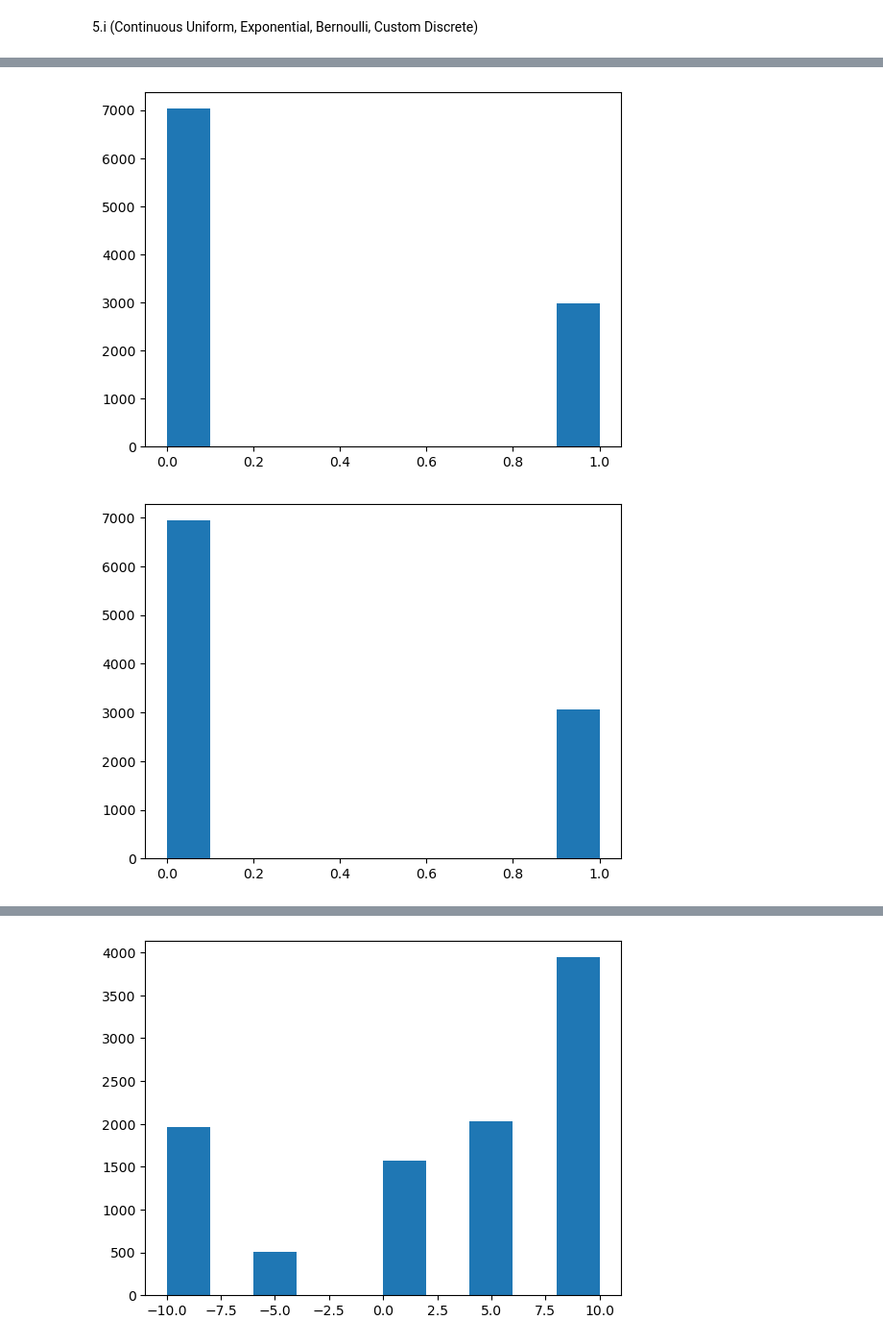
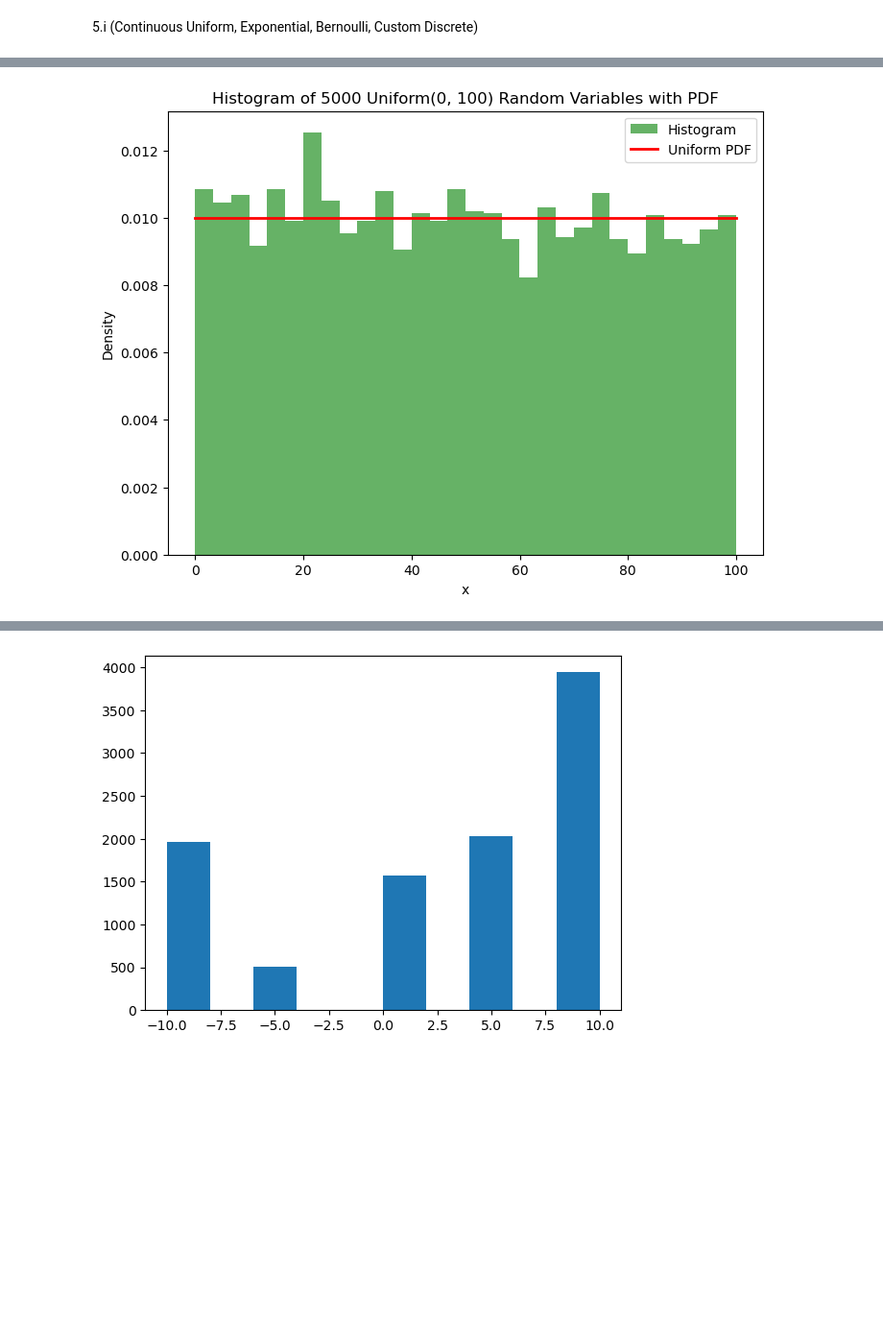
Before and after one commit to atkrish0/numerical-analysis-rbs, a Jupyter notebook: hw1/q5.ipynb, the cells around one changed output, grey strips where cells are left out. Shown: that part at 96% size. Drawn from its saved outputs; the diff is of its cells as text; code cells hidden in the pictures; blank space fills up the shorter version.

```diff
--- a/hw1/q5.ipynb
+++ b/hw1/q5.ipynb
@@ -32,8 +10,0 @@ plt.hist(gU); plt.show()
-# %%
-# exponential distribution
-
-lambd = 1;
-X     = stats.expon.rvs(scale=1/lambd,size=10000)
-gX    = stats.expon.rvs(scale=1/lambd,size=10000)
-plt.hist(X); plt.show()
-plt.hist(gX); plt.show()
@@ -43,11 +11,28 @@ plt.hist(gX); plt.show()
-# %%
-# bernoulli distribution
-
-p = 0.3
-X = stats.bernoulli.rvs(p,size=10000)
-gX = stats.bernoulli.rvs(p,size=10000)
-plt.hist(X); plt.show()
-plt.hist(gX); plt.show()
-# %% [output]
-[figure, removed]
-[figure, removed]
+# %%
+# continuous uniform distribution
+
+def gen_uniform(a, b, num_samples):
+    U = np.random.uniform(0, 1, num_samples)
+    X = a + (b - a) * U
+    return X
+
+# params
+a = 0
+b = 100
+samples = 5000
+uniform_samples = gen_uniform(a, b, samples)
+
+plt.figure(figsize=(8, 6))
+plt.hist(uniform_samples, bins=30, density=True, alpha=0.6, color='g', label='Histogram')
+
+x = np.linspace(a, b, 1000)
+pdf = [1 / (b - a)] * len(x)
+plt.plot(x, pdf, 'r-', lw=2, label='Uniform PDF')
+
+plt.title(f'Histogram of 5000 Uniform({a}, {b}) Random Variables with PDF')
+plt.xlabel('x')
+plt.ylabel('Density')
+plt.legend()
+plt.show()
+# %% [output]
+[figure, added]
```
Also changed, not shown: parts of 14 cells of this notebook, 1 other file.
